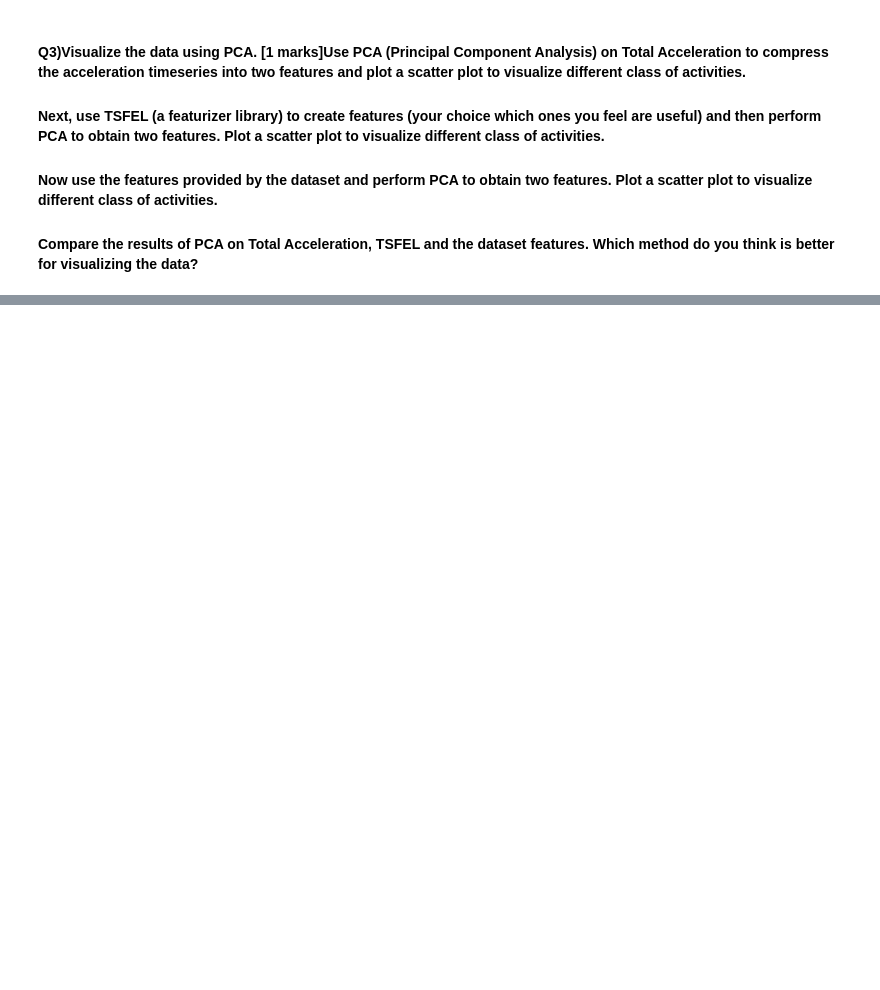
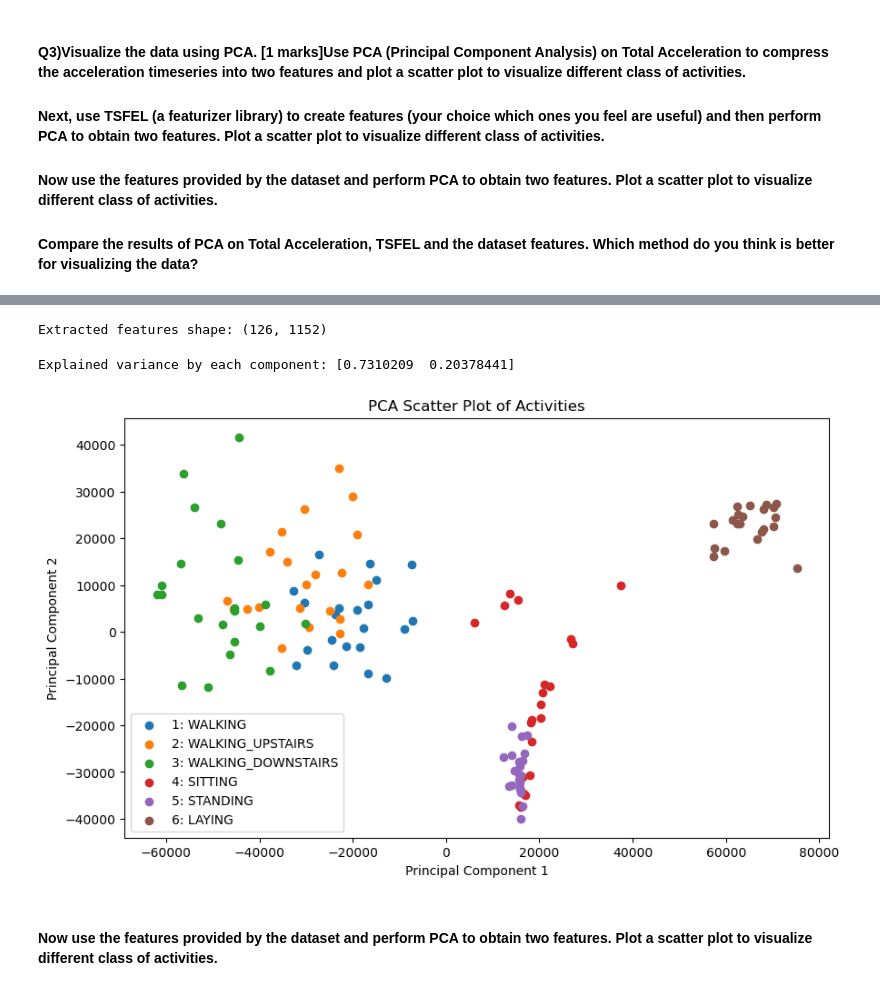
Before and after one commit to nipunbatra/es335-24-fall-assignment-1, a Jupyter notebook: HAR/Task_1.ipynb, the cells around one changed output, grey strips where cells are left out. Cells and saved outputs as stored; diff of their text form; code cells hidden in the pictures; blank space fills up the shorter version.

```diff
--- a/HAR/Task_1.ipynb
+++ b/HAR/Task_1.ipynb
@@ -140,0 +175,77 @@ ValueError: n_components=2 must be between 0 and min(n_samples, n_features)=1 wi
+# %%
+import tsfel
+import numpy as np
+import pandas as pd
+
+# Example data shape: (126, 500, 3)
+# Assuming your data is in `X_train` with shape (126, 500, 3)
+
+# Step 1: Get the TSFEL configuration for the features you want to extract
+cfg = tsfel.get_features_by_domain()  # You can specify domains like 'temporal', 'spectral', etc.
+
+# Step 2: Initialize a list to hold all extracted features
+features_list = []
+
+# Loop over each sample in the dataset
+for i in range(X_train.shape[0]):
+    # Initialize an empty list to store features for each axis (accx, accy, accz)
+    sample_features = []
+
+    # Loop over each axis (accx, accy, accz)
+    for j in range(X_train.shape[2]):
+        # Extract features for this specific axis
+        axis_data = X_train[i, :, j]  # Extracting 1D time series for the current axis
+        axis_features = tsfel.time_series_features_extractor(cfg, axis_data, verbose=0)
+
+        # Store the features
+        sample_features.append(axis_features)
+
+    # Combine features from all axes (accx, accy, accz)
+    combined_features = pd.concat(sample_features, axis=1)
+    features_list.append(combined_features)
+
+# Combine all extracted features into a single DataFrame
+all_features_df = pd.concat(features_list, axis=0)
+
+# Check the shape of the final feature set
+print("Extracted features shape:", all_features_df.shape)
+# %% [output]
+Extracted features shape: (126, 1152)
+# %%
+from sklearn.decomposition import PCA
+import matplotlib.pyplot as plt
+classes = {
+    1: "WALKING",
+    2: "WALKING_UPSTAIRS",
+    3: "WALKING_DOWNSTAIRS",
+    4: "SITTING",
+    5: "STANDING",
+    6: "LAYING"
+}
+
+
+# Step 1: Apply PCA to reduce dimensionality
+pca = PCA(n_components=2)
+pca_features = pca.fit_transform(all_features_df)
+
+# Step 2: Visualize the explained variance
+explained_variance = pca.explained_variance_ratio_
+print(f"Explained variance by each component: {explained_variance}")
+
+# Step 3: Plot the PCA results
+plt.figure(figsize=(10, 6))
+for activity in np.unique(y_train):
+    idxs = np.where(y_train == activity)
+    activity_name = classes[activity]  # Map numeric label to activity name
+    plt.scatter(pca_features[idxs, 0], pca_features[idxs, 1], label=f'{activity}: {activity_name}')
+
+plt.title('PCA Scatter Plot of Activities')
+plt.xlabel('Principal Component 1')
+plt.ylabel('Principal Component 2')
+plt.legend()
+plt.show()
+# %% [output]
+Explained variance by each component: [0.7310209  0.20378441]
+[figure, added]
+# %% [markdown]
+#### Now use the features provided by the dataset and perform PCA to obtain two features. Plot a scatter plot to visualize different class of activities.
```
Also changed, not shown: parts of 9 cells of this notebook, 25 other files.
